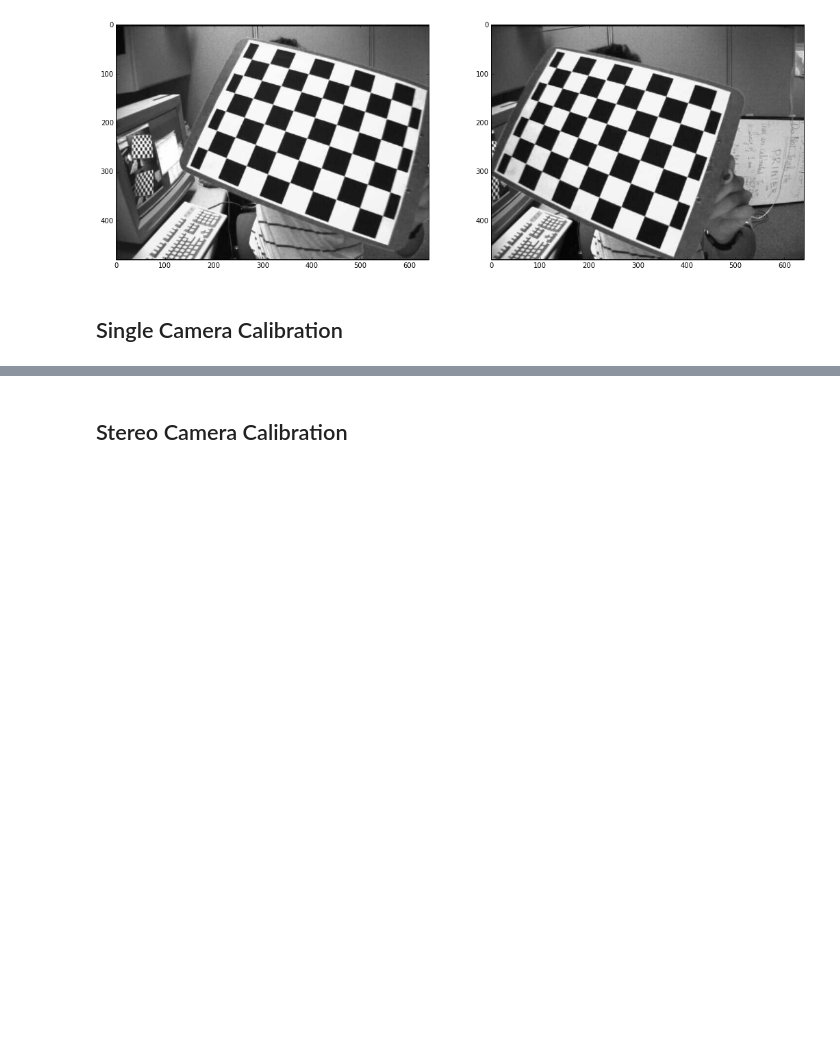
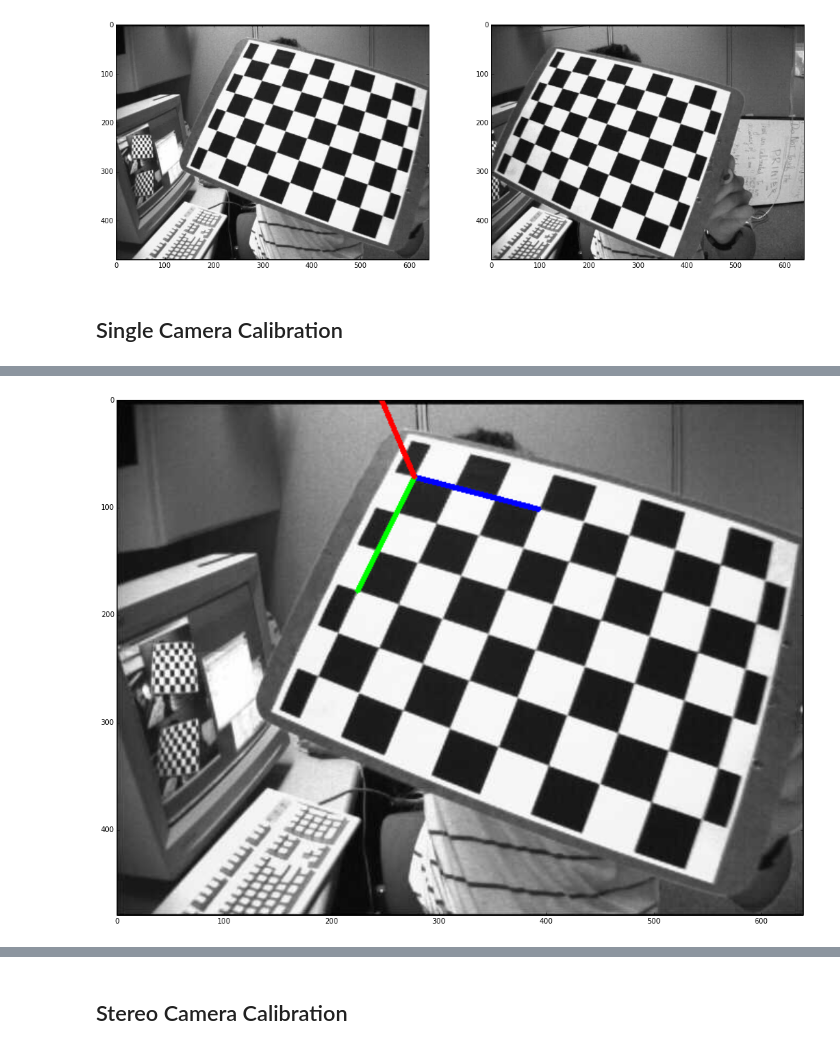
Before and after one commit to svepe/rss-demos, a Jupyter notebook: Camera Calibration.ipynb, the cells around one changed output, grey strips where cells are left out. Saved outputs shown, nothing was run; the diff lists cells and outputs as text; code cells hidden in the pictures; blank space fills up the shorter version.

```diff
--- a/Camera Calibration.ipynb
+++ b/Camera Calibration.ipynb
@@ -81,0 +117,15 @@ display(undistorted_img)
+# %%
+img = left_images[2].copy()
+found, corners = cv2.findChessboardCorners(img, (board_h, board_w))
+
+axes = np.float32([[3,0,0], [0,3,0], [0,0,-3]]).reshape(-1,3)
+img_pts, _ = cv2.projectPoints(axes, rvecs[2], tvecs[2], mtx, dist)
+
+corner = tuple(corners[0].ravel())
+img = cv2.line(img, corner, tuple(img_pts[0].ravel()), (255,0,0), 3)
+img = cv2.line(img, corner, tuple(img_pts[1].ravel()), (0,255,0), 3)
+img = cv2.line(img, corner, tuple(img_pts[2].ravel()), (0,0,255), 3)
+
+display(img)
+# %% [output]
+[figure, added]
```
Also changed, not shown: parts of 8 cells of this notebook.
